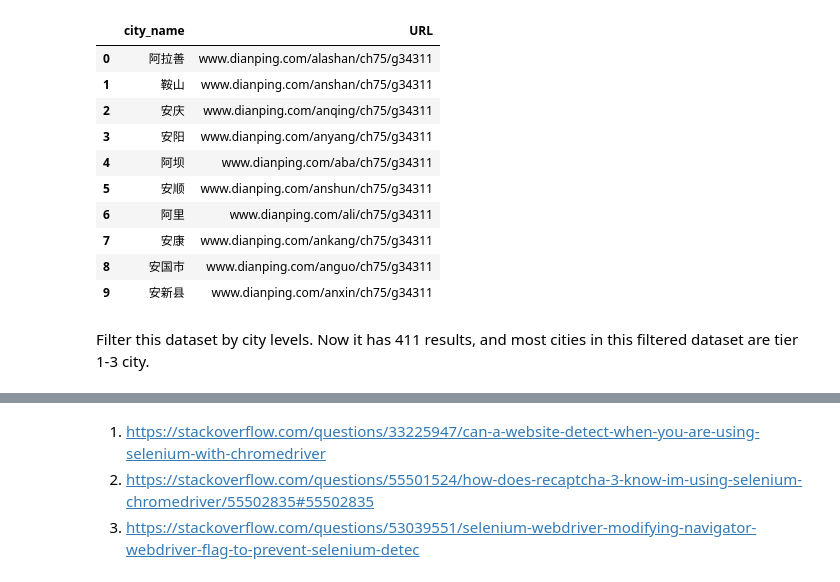
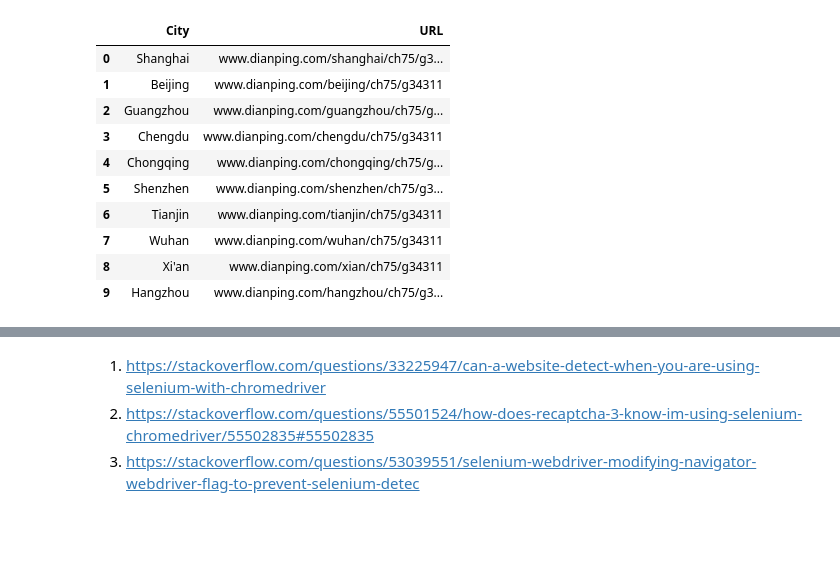
Before and after one commit to ucsb-dreamlab/dianpingBusinessScrape, a Jupyter notebook: Scrape_unique_URL.ipynb, the cells around one changed output, grey strips where cells are left out. Cells and saved outputs as stored; diff of their text form; code cells hidden in the pictures; blank space fills up the shorter version.

```diff
--- a/Scrape_unique_URL.ipynb
+++ b/Scrape_unique_URL.ipynb
@@ -9,20 +9,18 @@ import numpy as np
 from random import randint
 import selenium.webdriver
 # %%
-city_url = 'https://raw.githubusercontent.com/ucsb-dreamlab/dianpingBusinessScrape/master/City_URL.csv'
-city = pd.read_csv(city_url, index_col= 0)
+city_url = 'https://raw.githubusercontent.com/ucsb-dreamlab/dianpingBusinessScrape/master/big-cities-with-URL%20.csv'
+city = pd.read_csv(city_url, index_col= 0).reset_index()
 city.head(10)
 # %% [output]
-|  | city_name | URL |
-| 0 | 阿拉善 | www.dianping.com/alashan/ch75/g34311 |
-| 1 | 鞍山 | www.dianping.com/anshan/ch75/g34311 |
-| 2 | 安庆 | www.dianping.com/anqing/ch75/g34311 |
-| 3 | 安阳 | www.dianping.com/anyang/ch75/g34311 |
-| 4 | 阿坝 | www.dianping.com/aba/ch75/g34311 |
-| 5 | 安顺 | www.dianping.com/anshun/ch75/g34311 |
-| 6 | 阿里 | www.dianping.com/ali/ch75/g34311 |
-| 7 | 安康 | www.dianping.com/ankang/ch75/g34311 |
-| 8 | 安国市 | www.dianping.com/anguo/ch75/g34311 |
-| 9 | 安新县 | www.dianping.com/anxin/ch75/g34311 |
+|  | City | URL |
+| 0 | Shanghai | www.dianping.com/shanghai/ch75/g3... |
+| 1 | Beijing | www.dianping.com/beijing/ch75/g34311 |
+| 2 | Guangzhou | www.dianping.com/guangzhou/ch75/g... |
+| 3 | Chengdu | www.dianping.com/chengdu/ch75/g34311 |
+| 4 | Chongqing | www.dianping.com/chongqing/ch75/g... |
+| 5 | Shenzhen | www.dianping.com/shenzhen/ch75/g3... |
+| 6 | Tianjin | www.dianping.com/tianjin/ch75/g34311 |
+| 7 | Wuhan | www.dianping.com/wuhan/ch75/g34311 |
+| 8 | Xi'an | www.dianping.com/xian/ch75/g34311 |
+| 9 | Hangzhou | www.dianping.com/hangzhou/ch75/g3... |
-# %% [markdown]
-Filter this dataset by city levels. Now it has 411 results, and most cities in this filtered dataset are tier 1-3 city.
```
Also changed, not shown: parts of 9 cells of this notebook.
